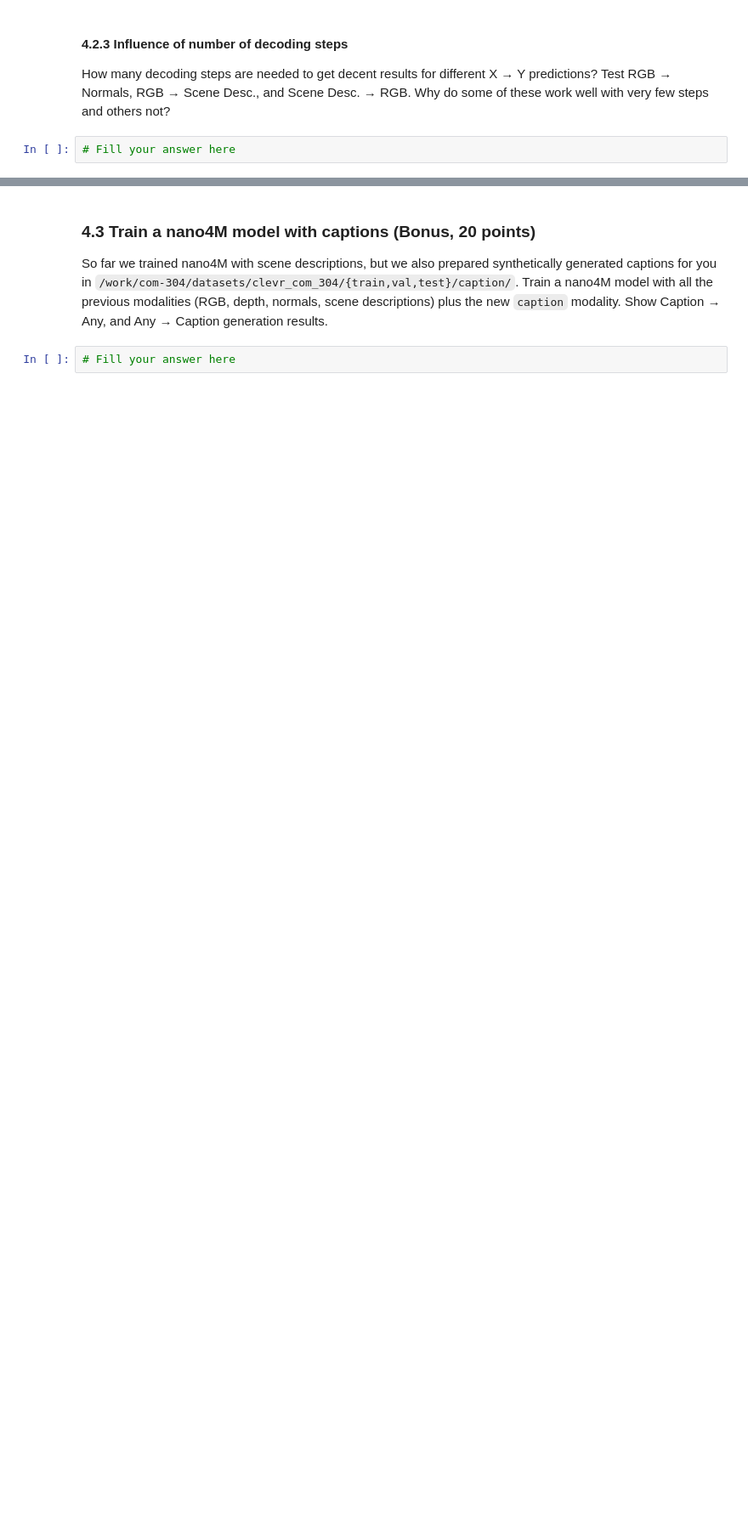
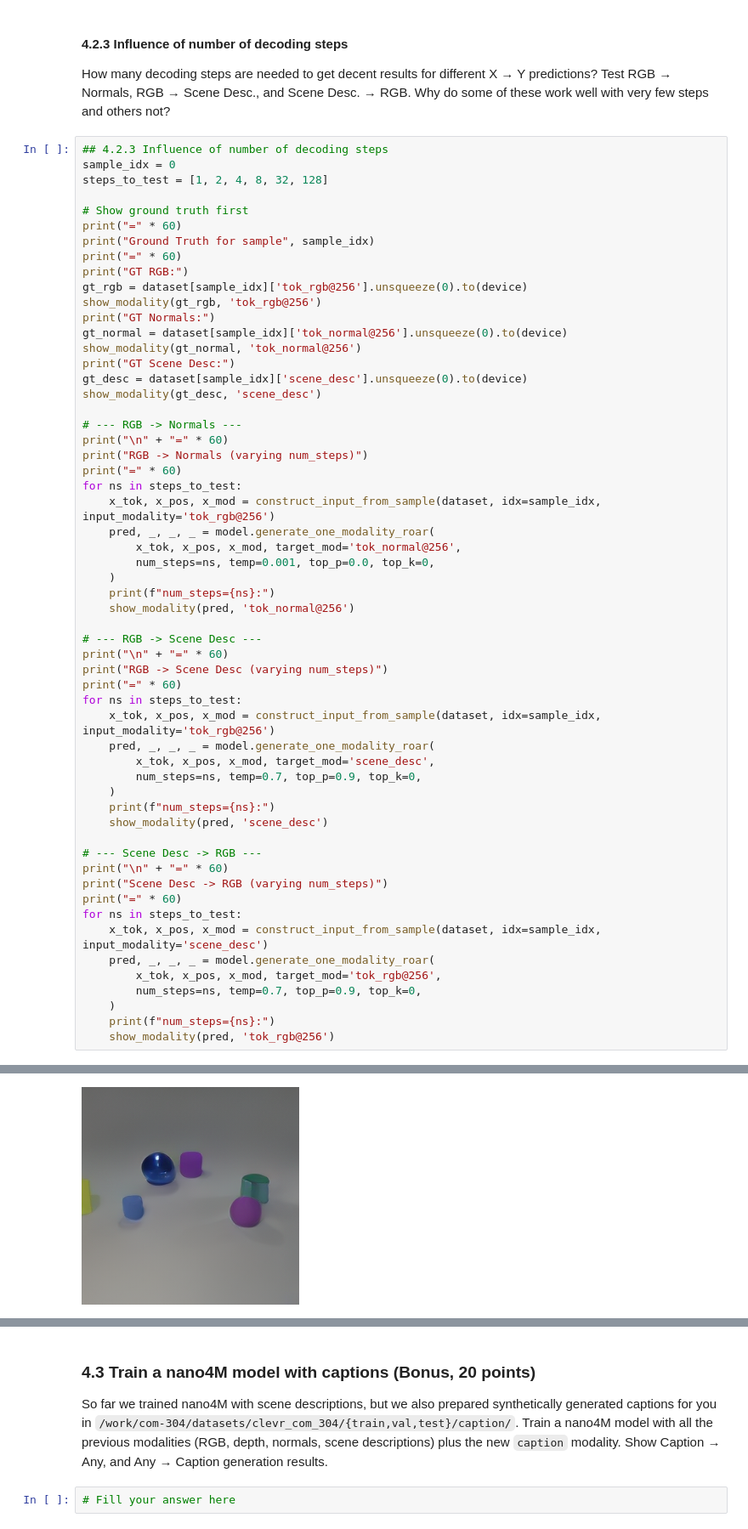
Before and after one commit to Supramundaner/2026-Spring-CS503-Visual-Intelligence-Homework, a Jupyter notebook: NanoFM_Homeworks/notebooks/CS503_FM_part3_nano4M.ipynb, the cells around one changed output, grey strips where cells are left out. Shown at 85% size. Cells and saved outputs as stored; diff of their text form; blank space fills up the shorter version.

```diff
--- a/NanoFM_Homeworks/notebooks/CS503_FM_part3_nano4M.ipynb
+++ b/NanoFM_Homeworks/notebooks/CS503_FM_part3_nano4M.ipynb
@@ -562,4 +833,60 @@ The alignment between condition and prediction can be quite poor sometimes, espe
 
 How many decoding steps are needed to get decent results for different X → Y predictions? Test RGB → Normals, RGB → Scene Desc., and Scene Desc. → RGB. Why do some of these work well with very few steps and others not?
 # %%
-# Fill your answer here
+## 4.2.3 Influence of number of decoding steps
+sample_idx = 0
+steps_to_test = [1, 2, 4, 8, 32, 128]
+
+# Show ground truth first
+print("=" * 60)
+print("Ground Truth for sample", sample_idx)
+print("=" * 60)
+print("GT RGB:")
+gt_rgb = dataset[sample_idx]['tok_rgb@256'].unsqueeze(0).to(device)
+show_modality(gt_rgb, 'tok_rgb@256')
+print("GT Normals:")
+gt_normal = dataset[sample_idx]['tok_normal@256'].unsqueeze(0).to(device)
+show_modality(gt_normal, 'tok_normal@256')
+print("GT Scene Desc:")
+gt_desc = dataset[sample_idx]['scene_desc'].unsqueeze(0).to(device)
+show_modality(gt_desc, 'scene_desc')
+
+# --- RGB -> Normals ---
+print("\n" + "=" * 60)
+print("RGB -> Normals (varying num_steps)")
+print("=" * 60)
+for ns in steps_to_test:
+    x_tok, x_pos, x_mod = construct_input_from_sample(dataset, idx=sample_idx, input_modality='tok_rgb@256')
+    pred, _, _, _ = model.generate_one_modality_roar(
+        x_tok, x_pos, x_mod, target_mod='tok_normal@256',
+        num_steps=ns, temp=0.001, top_p=0.0, top_k=0,
+    )
+    print(f"num_steps={ns}:")
+    show_modality(pred, 'tok_normal@256')
+
+# --- RGB -> Scene Desc ---
+print("\n" + "=" * 60)
+print("RGB -> Scene Desc (varying num_steps)")
+print("=" * 60)
+for ns in steps_to_test:
+    x_tok, x_pos, x_mod = construct_input_from_sample(dataset, idx=sample_idx, input_modality='tok_rgb@256')
+    pred, _, _, _ = model.generate_one_modality_roar(
+        x_tok, x_pos, x_mod, target_mod='scene_desc',
+        num_steps=ns, temp=0.7, top_p=0.9, top_k=0,
+    )
+    print(f"num_steps={ns}:")
+    show_modality(pred, 'scene_desc')
+
+# --- Scene Desc -> RGB ---
+print("\n" + "=" * 60)
+print("Scene Desc -> RGB (varying num_steps)")
+print("=" * 60)
+for ns in steps_to_test:
+    x_tok, x_pos, x_mod = construct_input_from_sample(dataset, idx=sample_idx, input_modality='scene_desc')
+    pred, _, _, _ = model.generate_one_modality_roar(
+        x_tok, x_pos, x_mod, target_mod='tok_rgb@256',
+        num_steps=ns, temp=0.7, top_p=0.9, top_k=0,
+    )
+    print(f"num_steps={ns}:")
+    show_modality(pred, 'tok_rgb@256')
+# %% [output]
@@ -565,0 +897 @@ How many decoding steps are needed to get decent results for different X → Y p
+[figure, added]
```
Also changed, not shown: parts of 34 cells of this notebook, 14 other files.
